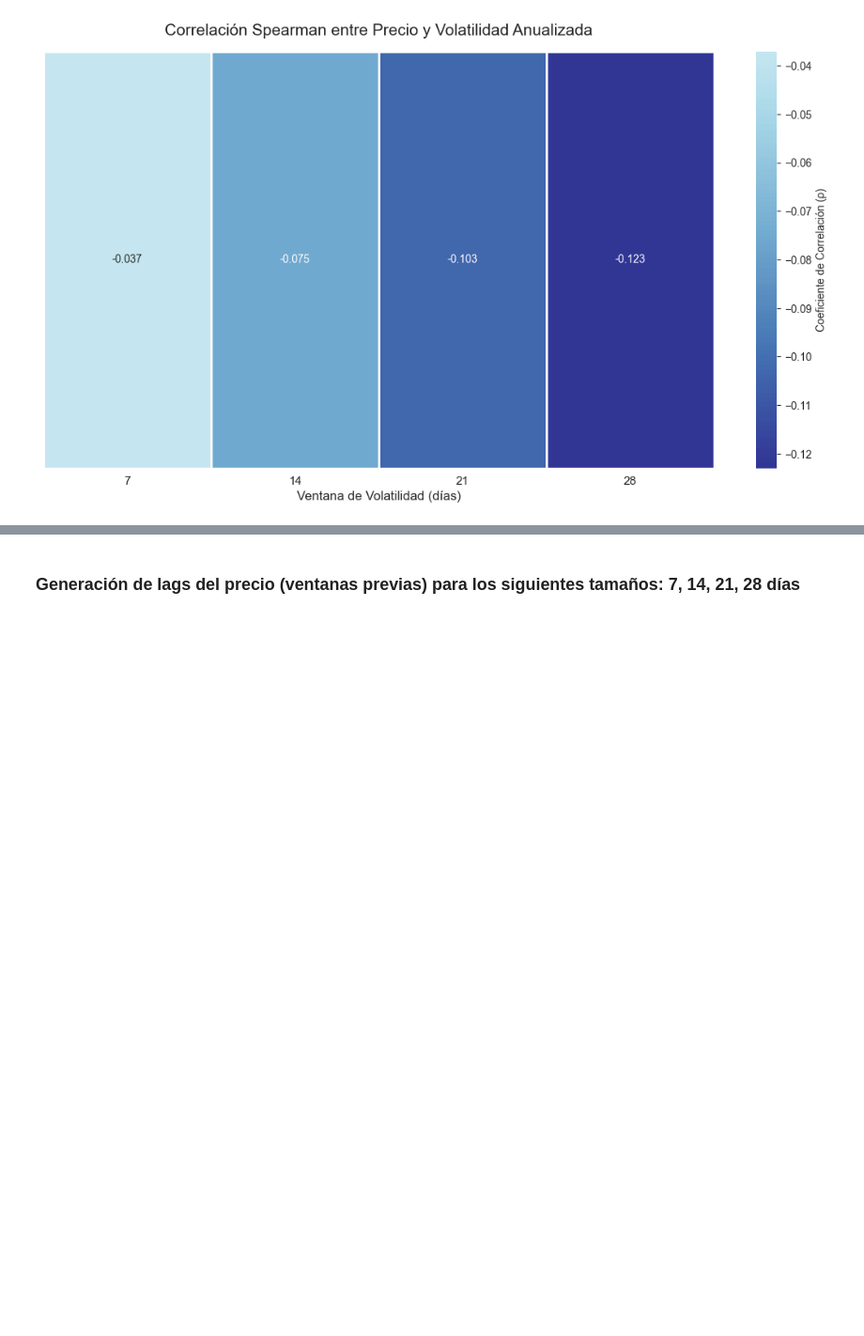
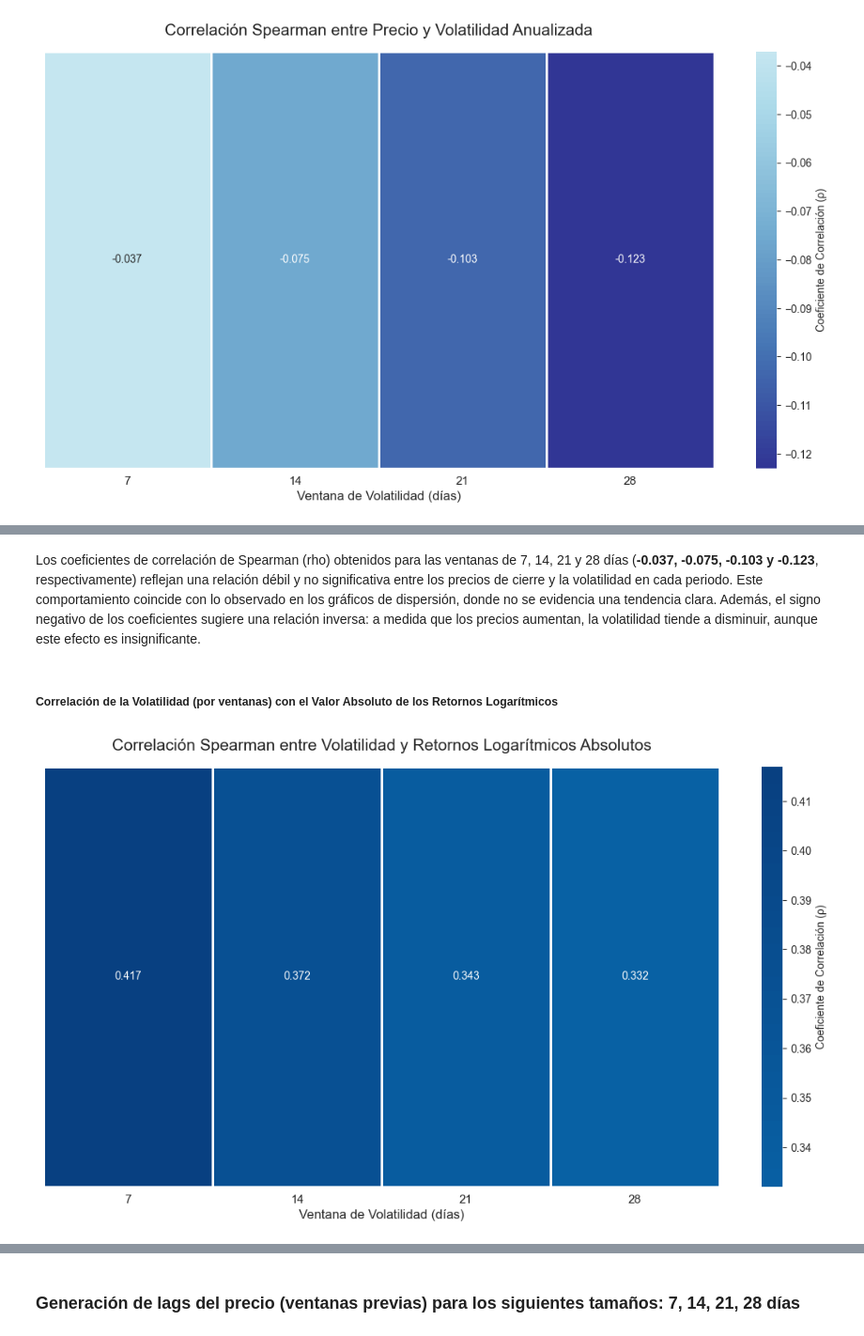
Before and after one commit to valecabrera21/MiniProyecto_2, a Jupyter notebook: _sources/EDA.ipynb, the cells around one changed output, grey strips where cells are left out. Shown at 94% size. Drawn from its saved outputs; the diff is of its cells as text; code cells hidden in the pictures; blank space fills up the shorter version.

```diff
--- a/_sources/EDA.ipynb
+++ b/_sources/EDA.ipynb
@@ -530,3 +577,51 @@ plt.show()
+# %% [markdown]
+Los coeficientes de correlación de Spearman (rho) obtenidos para las ventanas de 7, 14, 21 y 28 días (**-0.037, -0.075, -0.103 y -0.123**, respectivamente) reflejan una relación débil y no significativa entre los precios de cierre y la volatilidad en cada periodo. Este comportamiento coincide con lo observado en los gráficos de dispersión, donde no se evidencia una tendencia clara. Además, el signo negativo de los coeficientes sugiere una relación inversa: a medida que los precios aumentan, la volatilidad tiende a disminuir, aunque este efecto es insignificante.
+# %% [markdown]
+##### **Correlación de la Volatilidad (por ventanas) con el Valor Absoluto de los Retornos Logarítmicos**
+# %%
+retornosabs = databtc['RetornoLog'].abs()
+retornosabs.name = 'AbsRetornoLog'  # Asignar nombre para facilitar el acceso
+
+resultados = {}
+
+for col, v in zip(volatilidad_cols, ventanas):
+    temporal = pd.concat([databtc[col], retornosabs], axis=1).dropna()
+
+    r_s, p_s = spearmanr(temporal['AbsRetornoLog'], temporal[col])
+    resultados[int(v)] = {
+        "Spearman_r": r_s,
+        "Spearman_p": p_s
+    }
+
+resultados_df = pd.DataFrame(resultados).T
+resultados_df["Spearman_r"] = resultados_df["Spearman_r"].map("{:.3f}".format)
+resultados_df["Spearman_p"] = resultados_df["Spearman_p"].map("{:.2e}".format)
+
+heatmap_data = pd.DataFrame({
+    "Ventana (días)": resultados_df.index,
+    "": resultados_df["Spearman_r"].astype(float)
+}).set_index("Ventana (días)").T
+
+plt.figure(figsize=(14, 7))
+sns.heatmap(
+    heatmap_data,
+    annot=True,
+    cmap="GnBu",
+    center=0,
+    fmt=".3f",
+    linewidths=1,
+    linecolor="white",
+    cbar_kws={'label': 'Coeficiente de Correlación (ρ)'}
+)
+
+plt.title("Correlación Spearman entre Volatilidad y Retornos Logarítmicos Absolutos", fontsize=15, pad=15)
+plt.yticks(rotation=0, fontsize=11)
+plt.xticks(fontsize=11)
+plt.xlabel("Ventana de Volatilidad (días)", fontsize=12)
+plt.ylabel("")
+plt.show()
+# %% [output]
+[figure, added]
 # %%
 sns.set_style("whitegrid")
 fig, axes = plt.subplots(nrows=2, ncols=2, figsize=(16, 12))
```
Also changed, not shown: parts of 16 cells of this notebook, 5 other files.
